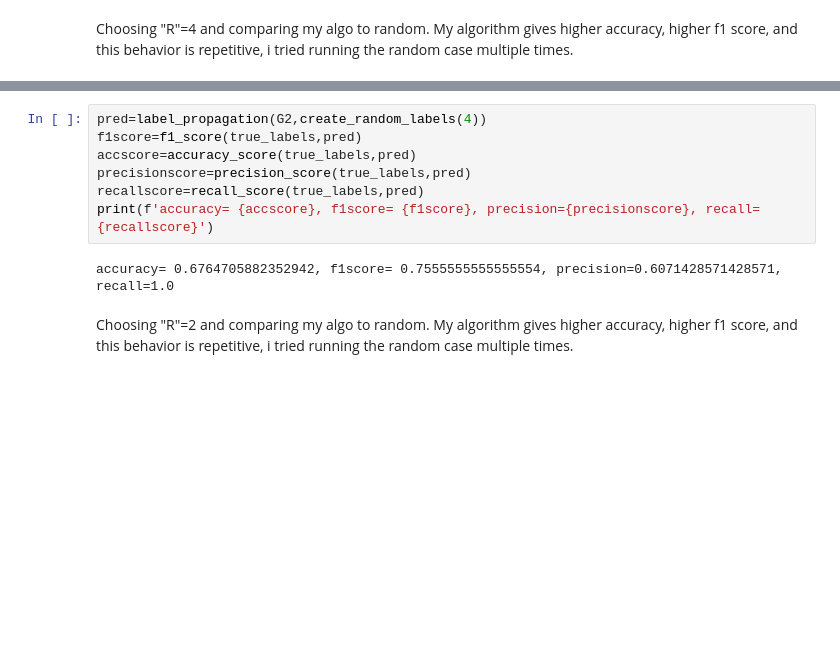
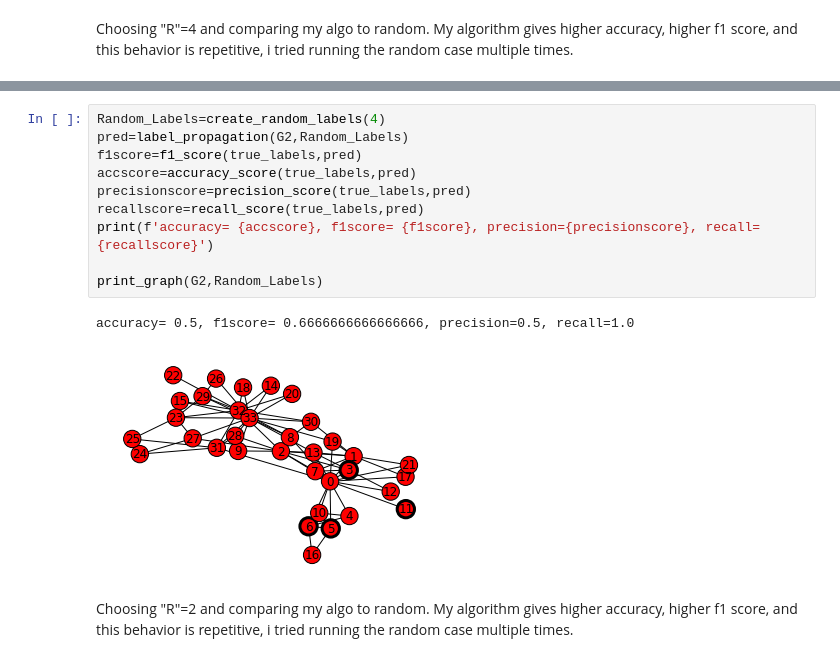
Before and after one commit to avisinghal6/Label-Propagation-in-Graph, a Jupyter notebook: Label_Propagation_Q2.ipynb, the cells around one changed output, grey strips where cells are left out. Drawn from its saved outputs; the diff is of its cells as text; blank space fills up the shorter version.

```diff
--- a/Label_Propagation_Q2.ipynb
+++ b/Label_Propagation_Q2.ipynb
@@ -142,12 +177,16 @@ accuracy= 0.9705882352941176, f1score= 0.9696969696969697, precision=1.0, recall
 # %%
-pred=label_propagation(G2,create_random_labels(4))
+Random_Labels=create_random_labels(4)
+pred=label_propagation(G2,Random_Labels)
 f1score=f1_score(true_labels,pred)
 accscore=accuracy_score(true_labels,pred)
 precisionscore=precision_score(true_labels,pred)
 recallscore=recall_score(true_labels,pred)
 print(f'accuracy= {accscore}, f1score= {f1score}, precision={precisionscore}, recall={recallscore}')
+
+print_graph(G2,Random_Labels)
 # %% [output]
-accuracy= 0.6764705882352942, f1score= 0.7555555555555554, precision=0.6071428571428571, recall=1.0
+accuracy= 0.5, f1score= 0.6666666666666666, precision=0.5, recall=1.0
+[figure, added]
 # %% [markdown]
 Choosing "R"=2 and comparing my algo to random.  My algorithm gives higher accuracy, higher f1 score, and this behavior is repetitive, i tried running the random case multiple times.
 # %%
```
Also changed, not shown: parts of 8 cells of this notebook.
